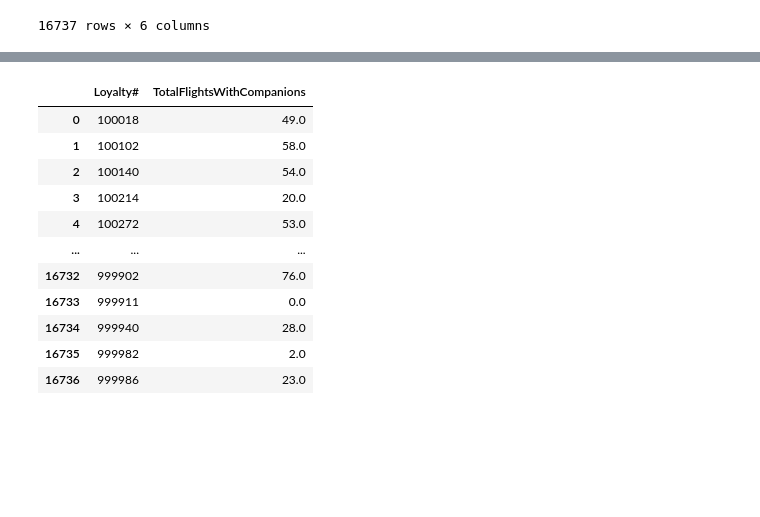
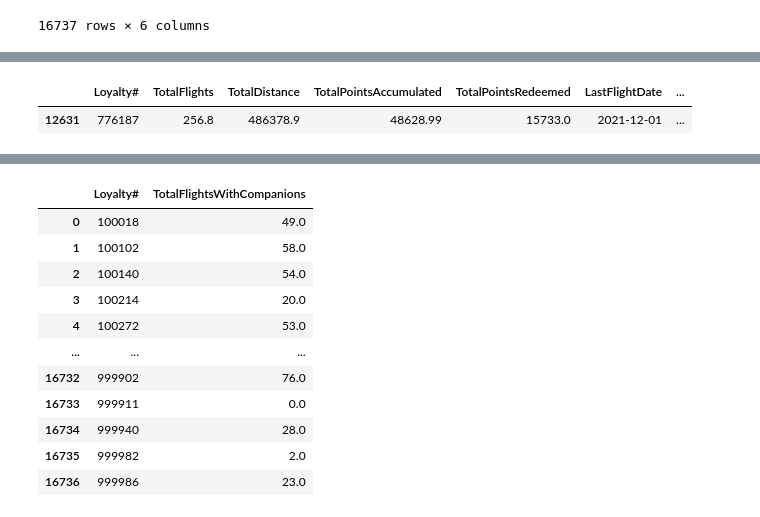
Before and after one commit to andrerangelferreira/DataMiningProject_AIAI_Group51, a Jupyter notebook: notebooks/Group51_EDA_Code_flights.ipynb, the cells around one changed output, grey strips where cells are left out. Saved outputs shown, nothing was run; the diff lists cells and outputs as text; code cells hidden in the pictures; blank space fills up the shorter version.

Commit message:
fixed missing feature engineer from Miguel´s branch on  flights data : Flights_per_day

```diff
--- a/notebooks/Group51_EDA_Code_flights.ipynb
+++ b/notebooks/Group51_EDA_Code_flights.ipynb
@@ -1836,0 +1571,3 @@ behavioral_df
+# %%
+total_flights_per_day = flights_df_clean.groupby("Loyalty#")["NumFlights"].sum()/1095 # 3 years = 365 * 3 = 1095
+total_flights_per_day
@@ -1836,0 +1607,8 @@ behavioral_df
+# %%
+total_flights_per_day = total_flights_per_day.rename("Flights_per_day")
+behavioral_df = pd.merge(behavioral_df, total_flights_per_day, on='Loyalty#', how='left')
+# %%
+behavioral_df[behavioral_df["Loyalty#"] == 776187]
+# %% [output]
+|  | Loyalty# | TotalFlights | TotalDistance | TotalPointsAccumulated | TotalPointsRedeemed | LastFlightDate | ... |
+| 12631 | 776187 | 256.8 | 486378.9 | 48628.99 | 15733.0 | 2021-12-01 | ... |
```
Also changed, not shown: parts of 47 cells of this notebook, 1 other file.
